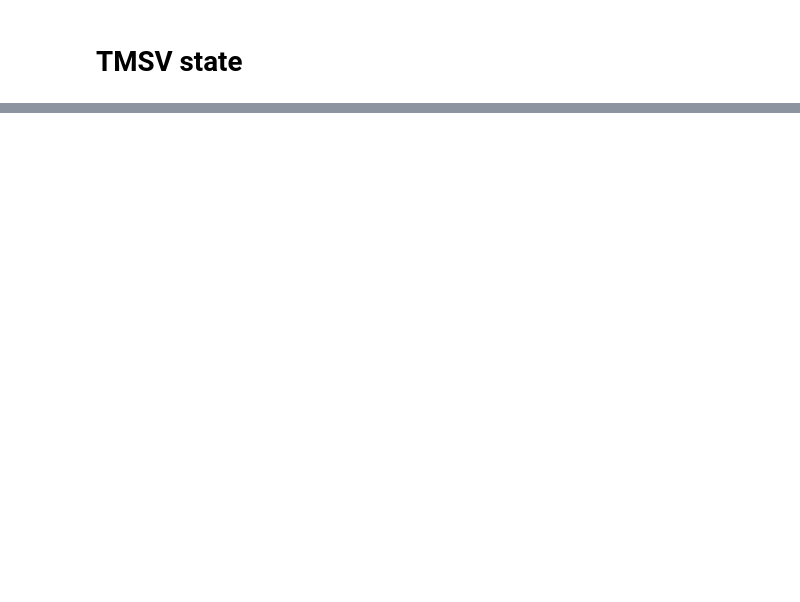
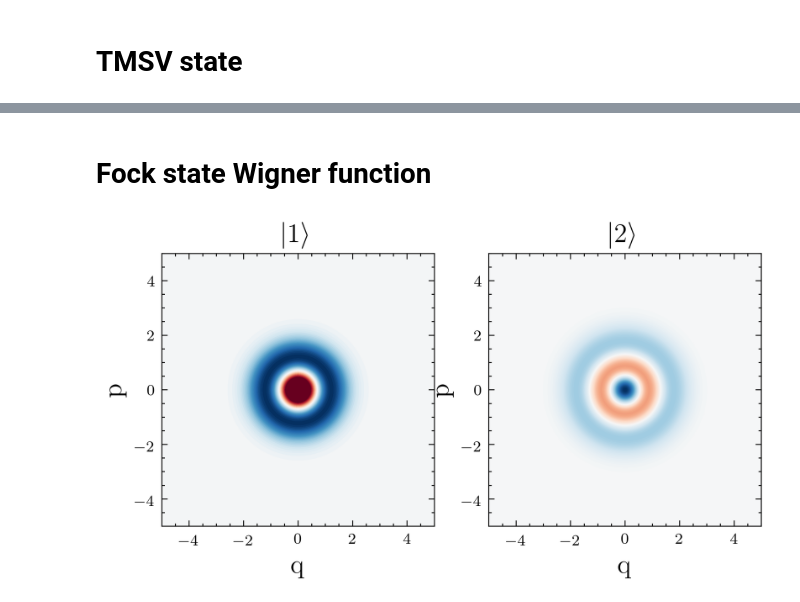
Before and after one commit to mtqoi/Thesis, a Jupyter notebook: Images/introduction/figures_introduction.ipynb, the cells around one changed output, grey strips where cells are left out. Drawn from its saved outputs; the diff is of its cells as text; code cells hidden in the pictures; blank space fills up the shorter version.

```diff
--- a/Images/introduction/figures_introduction.ipynb
+++ b/Images/introduction/figures_introduction.ipynb
@@ -207,0 +305,43 @@ fig.savefig('tmsv_histogram.png', dpi=300)
+# %% [markdown]
+# Fock state Wigner function
+# %%
+barn=0.5
+dims=25
+fock_1 = qt.fock_dm(dims, 1)
+fock_2 = qt.fock_dm(dims, 2)
+x=2.8
+
+xmin = -5
+xmax = - xmin
+xvec = np.linspace(xmin, xmax, 200)
+W1 = qt.wigner(fock_1, xvec, xvec)
+W2 = qt.wigner(fock_2, xvec, xvec)
+nrm1 = mpl.colors.Normalize(-W1.max(), W1.max())
+nrm2 = mpl.colors.Normalize(-W2.max(), W2.max())
+
+fig, ax = plt.subplots(1, 2, figsize=(2*x, x))
+ax[0].contourf(xvec, xvec, W1, 100, cmap=cm.RdBu, norm=nrm1)
+ax[1].contourf(xvec, xvec, W2, 100, cmap=cm.RdBu, norm=nrm2)
+ax[0].set_xlabel("q")
+ax[0].set_ylabel("p")
+ax[1].set_xlabel("q")
+ax[1].set_ylabel("p")
+ax[0].set_title("$|1\\rangle$", fontsize=14)
+ax[1].set_title("$|2\\rangle$", fontsize=14)
+ax[0].set_aspect(1)
+ax[1].set_aspect(1)
+
+ax[0].autoscale(tight=True)
+ax[1].autoscale(tight=True)
+
+ax[0].xaxis.label.set_size(14)
+ax[0].yaxis.label.set_size(14)
+ax[1].xaxis.label.set_size(14)
+ax[1].yaxis.label.set_size(14)
+
+
+
+fig.savefig('fock_wigner.pdf')
+fig.savefig('fock_wigner.png', dpi=300)
+# %% [output]
+[figure, added]
```
Also changed, not shown: parts of 17 cells of this notebook, 5 other files.
